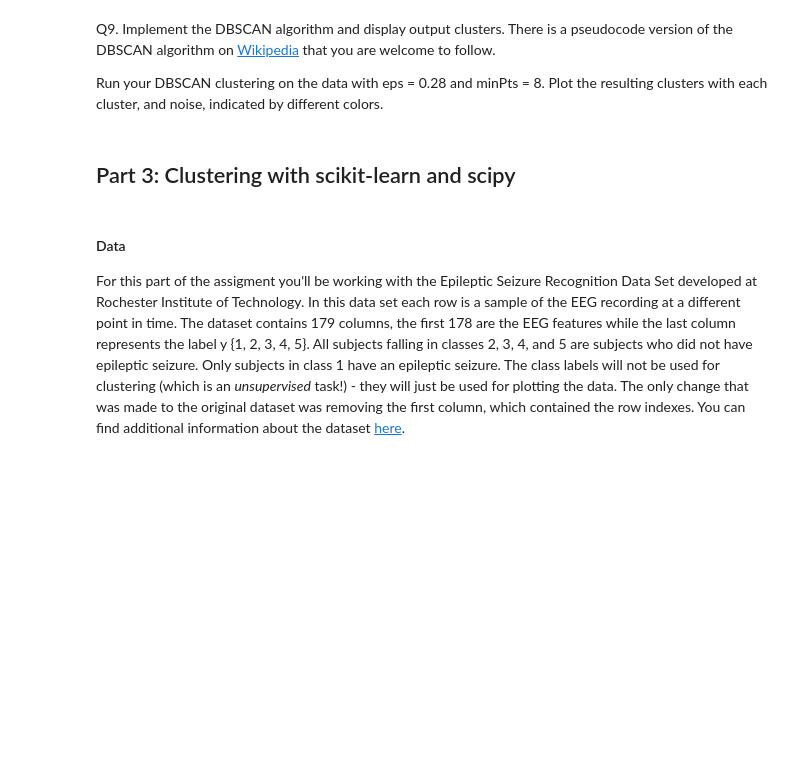
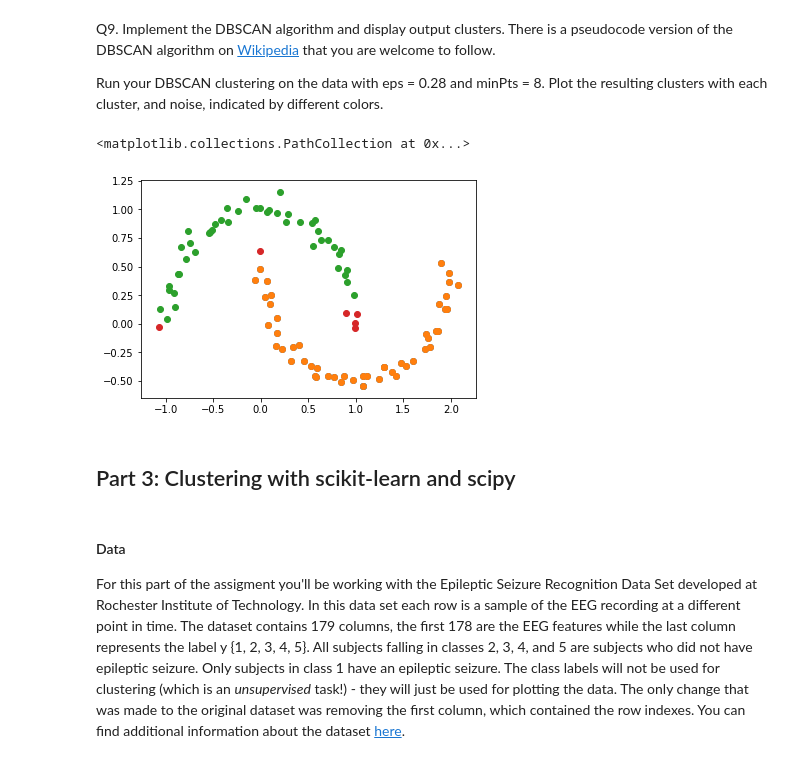
Before and after one commit to Stephen-AI/Data-Mining, a Jupyter notebook: HW4/HW4 - Clustering.ipynb, the cells around one changed output. Cells and saved outputs as stored; diff of their text form; code cells hidden in the pictures; blank space fills up the shorter version.

Commit message:
did dbscan, did some sklearn stuff

```diff
--- a/HW4/HW4 - Clustering.ipynb
+++ b/HW4/HW4 - Clustering.ipynb
@@ -155,3 +169,65 @@ Run your DBSCAN clustering on the data with eps = 0.28 and minPts = 8. Plot the
+# %%
+# your code goes here
+def findNeighbors(data, point, eps):
+    neighbors = []
+    for index, datum in enumerate(data):
+        if calc_dist(datum, point) < eps:
+            neighbors.append((index, datum))
+    return neighbors
+
+from collections import defaultdict
+def DBScan(data, eps, minPts):
+    eps = eps ** 2
+    clusters = []
+    labels = defaultdict(lambda: None)
+    for index, datum in enumerate(data):
+        if labels[index]:
+            continue
+        neighbors = findNeighbors(data, datum, eps)
+        if len(neighbors) < minPts:
+            labels[index] = 'Noise'
+            continue
+        cluster_label = len(clusters)
+        clusters.append([])
+        clusters[cluster_label].append(datum)
+        labels[index] = cluster_label
+        s = set(list(zip(*neighbors))[0])
+        i = 0
+        while i < len(neighbors):
+            neighbor_ind, neighbor = neighbors[i]
+            if labels[neighbor_ind] == 'Noise':
+                labels[neighbor_ind] = cluster_label
+                clusters[cluster_label].append(neighbor)
+            if labels[neighbor_ind]:
+                i += 1
+                continue
+            labels[neighbor_ind] = cluster_label
+            clusters[cluster_label].append(neighbor)
+            neighbors_of_neighbor = findNeighbors(data, neighbor, eps)
+            if len(neighbors_of_neighbor) >= minPts:
+                for neighbor_nested_ind, neighbor_nested in neighbors_of_neighbor:
+                    if neighbor_nested_ind not in s:
+                        neighbors.append((neighbor_nested_ind, neighbor_nested))
+                        s.add(neighbor_nested_ind)
+            i += 1
+    noise = []
+
+    for point_index, label in labels.items():
+        if label == 'Noise':
+            noise.append(data[point_index])
+    return clusters, noise
+
+clusters, noise = DBScan(data, 0.28, 8)
+fig = plt.figure()
+axes = fig.add_subplot(1, 1, 1)
+for cluster in clusters:
+    x, y = zip(*cluster)
+    axes.scatter(x, y)
+x, y = zip(*noise)
+axes.scatter(x, y)
+# %% [output]
+<matplotlib.collections.PathCollection at 0x...>
+[figure, added]
 # %% [markdown]
 ## Part 3: Clustering with scikit-learn and scipy
 # %% [markdown]
```
Also changed, not shown: parts of 22 cells of this notebook.
